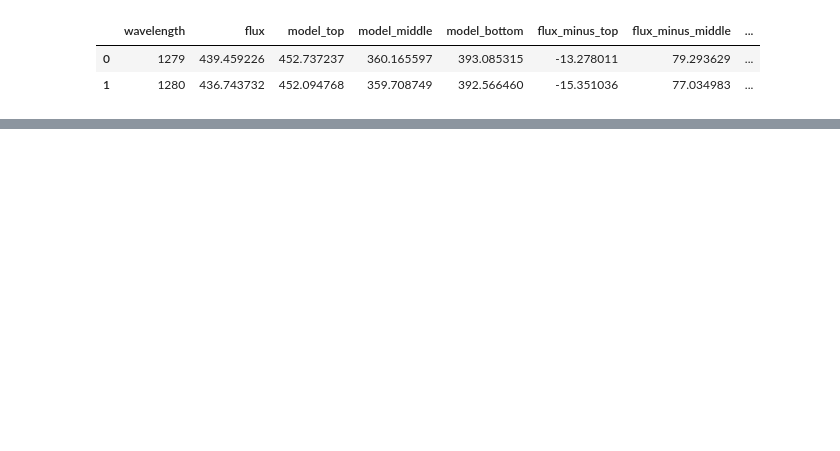
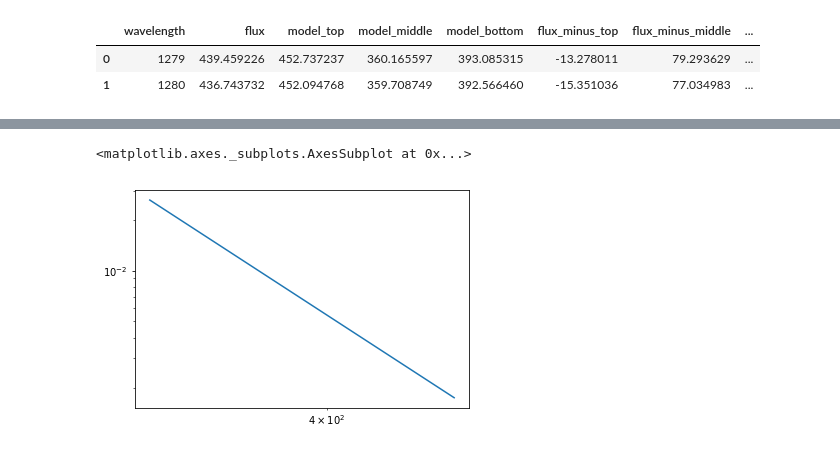
Before and after one commit to spyphyz/curve_fit, a Jupyter notebook: curve_fit_spectrograph.ipynb, the cells around one changed output, grey strips where cells are left out. Cells and saved outputs as stored; diff of their text form; code cells hidden in the pictures; blank space fills up the shorter version.

```diff
--- a/curve_fit_spectrograph.ipynb
+++ b/curve_fit_spectrograph.ipynb
@@ -338,0 +324,5 @@ Calculating best minimal value for power law fit
+# %%
+results.power_law.plot_pdf()
+# %% [output]
+<matplotlib.axes._subplots.AxesSubplot at 0x...>
+[figure, added]
```
Also changed, not shown: parts of 36 cells of this notebook.
